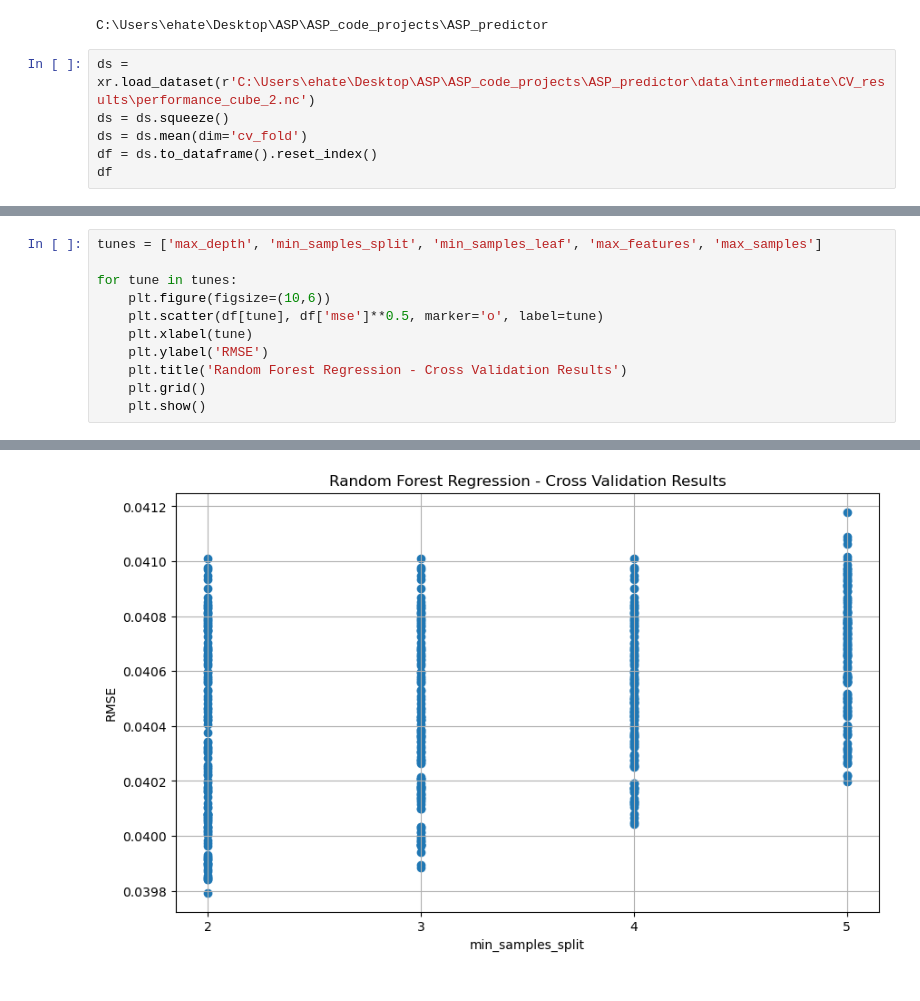
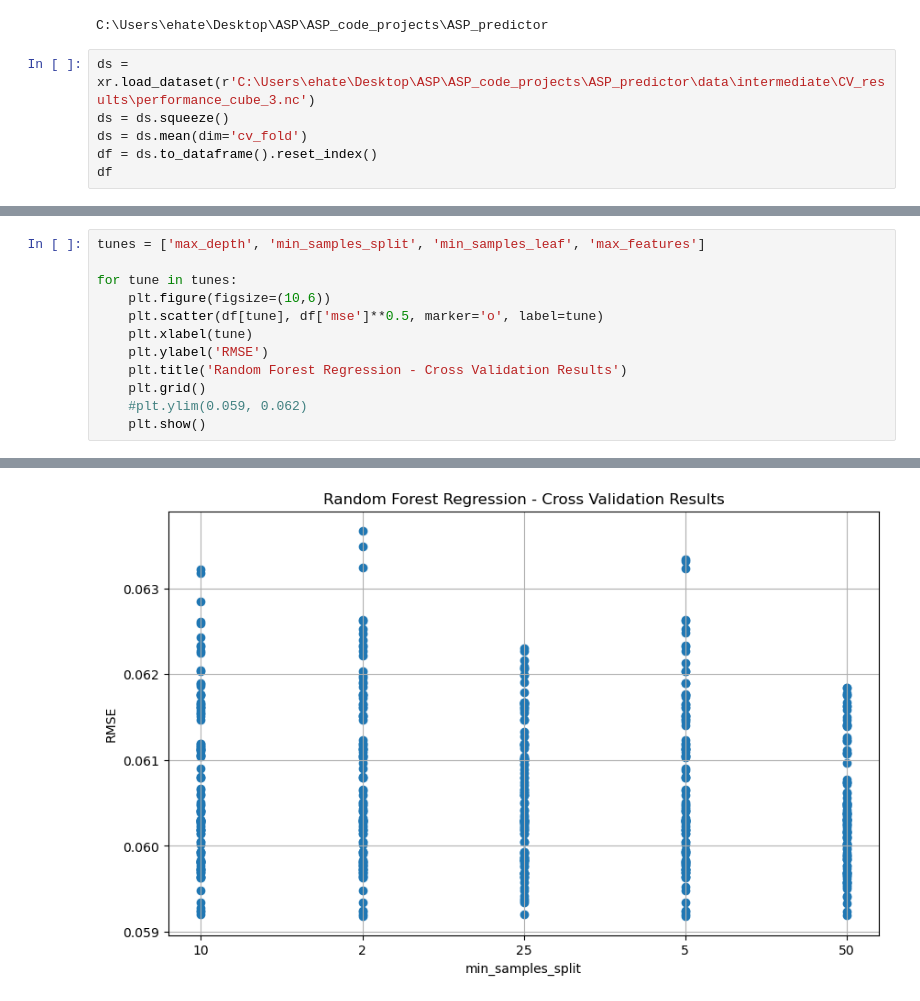
Before and after one commit to EHTellefsen/Arctic_Snow_Products, a Jupyter notebook: notebooks/cross_val_testing.ipynb, the cells around one changed output, grey strips where cells are left out. Saved outputs shown, nothing was run; the diff lists cells and outputs as text.

```diff
--- a/notebooks/cross_val_testing.ipynb
+++ b/notebooks/cross_val_testing.ipynb
@@ -11,7 +11,7 @@ import numpy as np
 # %% [output]
 C:\Users\ehate\Desktop\ASP\ASP_code_projects\ASP_predictor
 # %%
-ds = xr.load_dataset(r'C:\Users\ehate\Desktop\ASP\ASP_code_projects\ASP_predictor\data\intermediate\CV_results\performance_cube_2.nc')
+ds = xr.load_dataset(r'C:\Users\ehate\Desktop\ASP\ASP_code_projects\ASP_predictor\data\intermediate\CV_results\performance_cube_3.nc')
 ds = ds.squeeze()
 ds = ds.mean(dim='cv_fold')
 df = ds.to_dataframe().reset_index()
@@ -33,5 +33,5 @@ df
 # %%
-tunes = ['max_depth', 'min_samples_split', 'min_samples_leaf', 'max_features', 'max_samples']
+tunes = ['max_depth', 'min_samples_split', 'min_samples_leaf', 'max_features']
 
 for tune in tunes:
     plt.figure(figsize=(10,6))
@@ -40,5 +40,6 @@ for tune in tunes:
     plt.ylabel('RMSE')
     plt.title('Random Forest Regression - Cross Validation Results')
     plt.grid()
+    #plt.ylim(0.059, 0.062)
     plt.show()
 # %% [output]
@@ -46 +47 @@ for tune in tunes:
-[figure, old version]
+[figure, new version]
```
Also changed, not shown: parts of 7 cells of this notebook, 21 other files.
